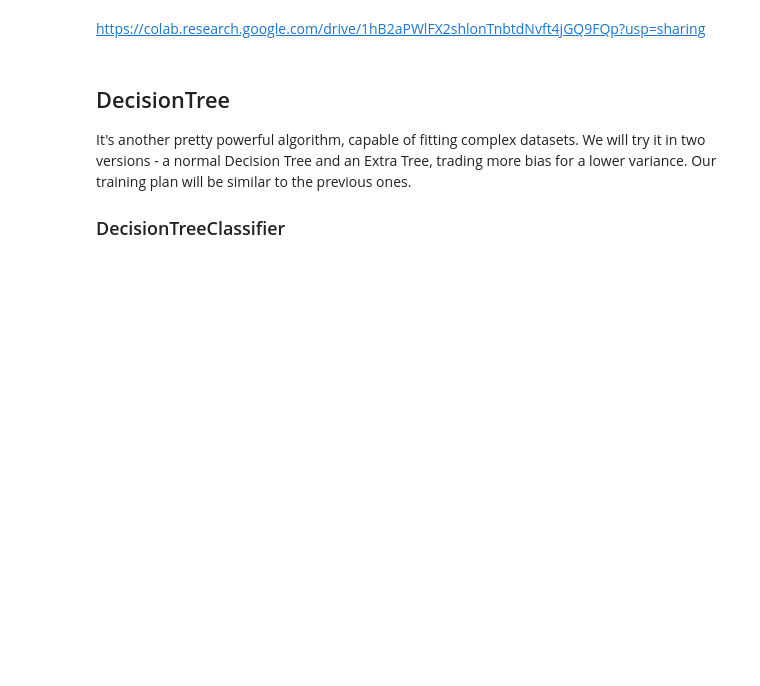
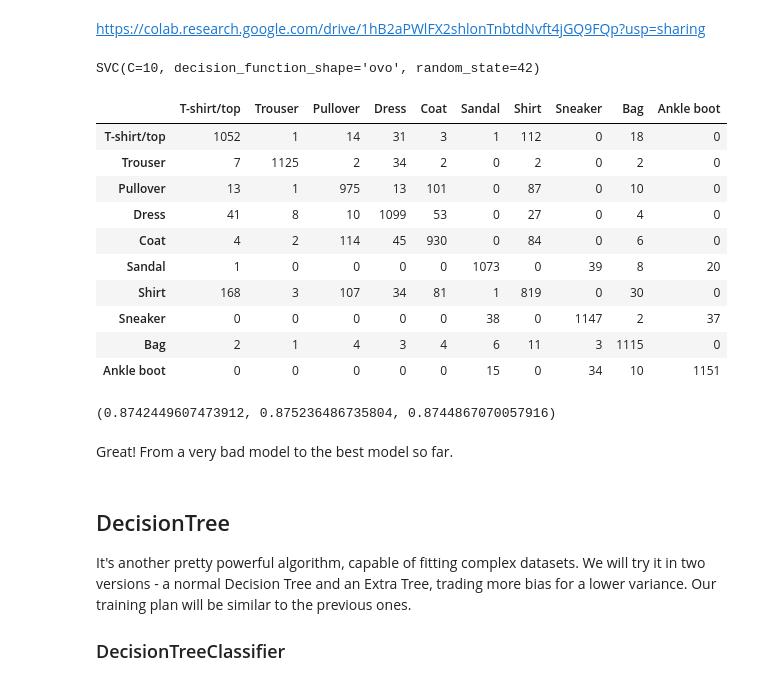
Before and after one commit to ArkadiuszSlowik/fashion-classification, a Jupyter notebook: fashion_classification.ipynb, the cells around one changed output. Saved outputs shown, nothing was run; the diff lists cells and outputs as text; code cells hidden in the pictures; blank space fills up the shorter version.

```diff
--- a/fashion_classification.ipynb
+++ b/fashion_classification.ipynb
@@ -631,6 +534,40 @@ The model definitely needs hyperparameter tuning.
 <h4> Hyperparameter tuning </h4>
 # %% [markdown]
 https://colab.research.google.com/drive/1hB2aPWlFX2shlonTnbtdNvft4jGQ9FQp?usp=sharing
+# %%
+filename = 'models/RbfSVC1.sav'
+model = pickle.load(open(filename, 'rb'))
+print(model)
+# %% [output]
+SVC(C=10, decision_function_shape='ovo', random_state=42)
+# %%
+y_cv_pred = cross_val_predict(model, X_cv, y_cv)
+# %%
+con = confusion_matrix(y_cv, y_cv_pred)
+
+fashion = ['T-shirt/top', 'Trouser', 'Pullover', 'Dress', 'Coat', 'Sandal', 'Shirt', 'Sneaker', 'Bag', 'Ankle boot']
+
+pd.DataFrame(con, index=fashion, columns=fashion)
+# %% [output]
+|  | T-shirt/top | Trouser | Pullover | Dress | Coat | Sandal | Shirt | Sneaker | Bag | Ankle boot |
+| T-shirt/top | 1052 | 1 | 14 | 31 | 3 | 1 | 112 | 0 | 18 | 0 |
+| Trouser | 7 | 1125 | 2 | 34 | 2 | 0 | 2 | 0 | 2 | 0 |
+| Pullover | 13 | 1 | 975 | 13 | 101 | 0 | 87 | 0 | 10 | 0 |
+| Dress | 41 | 8 | 10 | 1099 | 53 | 0 | 27 | 0 | 4 | 0 |
+| Coat | 4 | 2 | 114 | 45 | 930 | 0 | 84 | 0 | 6 | 0 |
+| Sandal | 1 | 0 | 0 | 0 | 0 | 1073 | 0 | 39 | 8 | 20 |
+| Shirt | 168 | 3 | 107 | 34 | 81 | 1 | 819 | 0 | 30 | 0 |
+| Sneaker | 0 | 0 | 0 | 0 | 0 | 38 | 0 | 1147 | 2 | 37 |
+| Bag | 2 | 1 | 4 | 3 | 4 | 6 | 11 | 3 | 1115 | 0 |
+| Ankle boot | 0 | 0 | 0 | 0 | 0 | 15 | 0 | 34 | 10 | 1151 |
+# %%
+precision, recall, f1_score = precision_recall_fscore_support(y_cv, y_cv_pred)[:3]
+
+np.average(precision), np.average(recall), np.average(f1_score)
+# %% [output]
+(0.8742449607473912, 0.875236486735804, 0.8744867070057916)
+# %% [markdown]
+Great! From a very bad model to the best model so far.
 # %% [markdown]
 <h2> DecisionTree </h2>
 It's another pretty powerful algorithm, capable of fitting complex datasets. We will try it in two versions - a normal Decision Tree and an Extra Tree, trading more bias for a lower variance. Our training plan will be similar to the previous ones.
```
Also changed, not shown: parts of 40 cells of this notebook, 2 other files.
